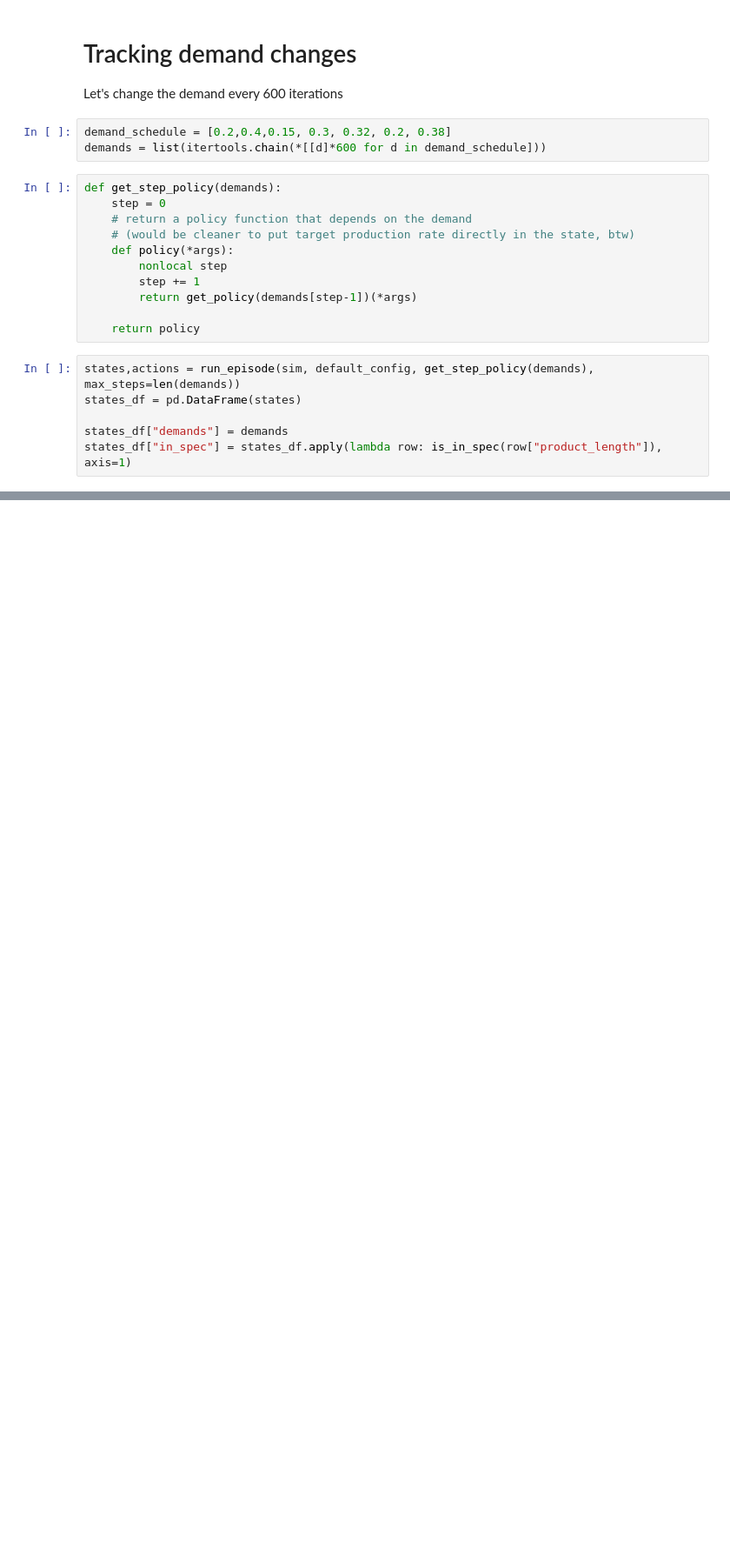
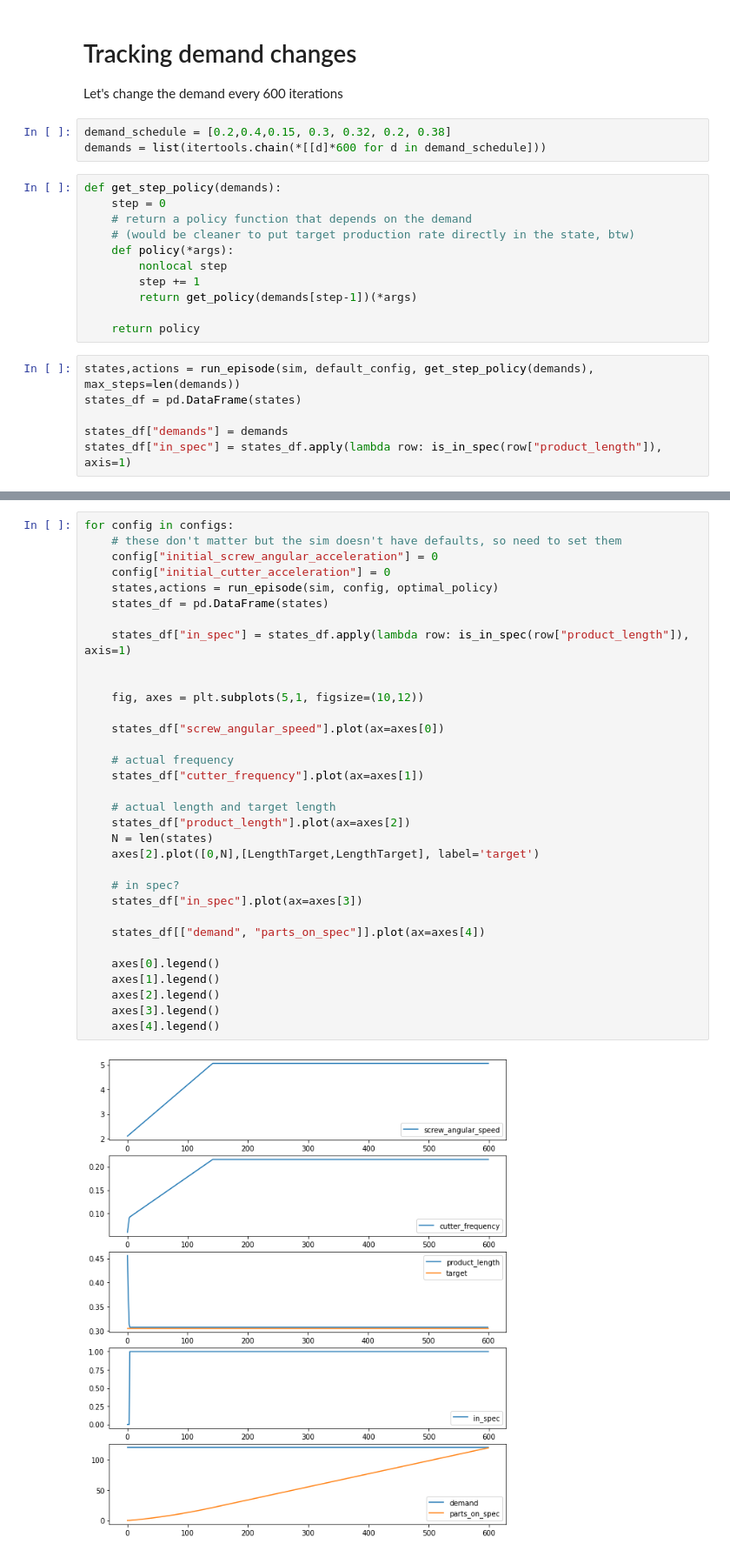
Before and after one commit to microsoft/bonsai-extruder, a Jupyter notebook: simulation/python/2022-09-16-Exploring-extruder-sim.ipynb, the cells around one changed output, grey strips where cells are left out. Shown at 87% size. Cells and saved outputs as stored; diff of their text form; blank space fills up the shorter version.

Commit message:
optimal policy given demand

```diff
--- a/simulation/python/2022-09-16-Exploring-extruder-sim.ipynb
+++ b/simulation/python/2022-09-16-Exploring-extruder-sim.ipynb
@@ -279,0 +409,35 @@ axes[3].legend()
+# %%
+for config in configs:
+    # these don't matter but the sim doesn't have defaults, so need to set them
+    config["initial_screw_angular_acceleration"] = 0
+    config["initial_cutter_acceleration"] = 0
+    states,actions = run_episode(sim, config, optimal_policy)
+    states_df = pd.DataFrame(states)
+
+    states_df["in_spec"] = states_df.apply(lambda row: is_in_spec(row["product_length"]), axis=1)
+
+
+    fig, axes = plt.subplots(5,1, figsize=(10,12))
+
+    states_df["screw_angular_speed"].plot(ax=axes[0])
+
+    # actual frequency
+    states_df["cutter_frequency"].plot(ax=axes[1])
+
+    # actual length and target length
+    states_df["product_length"].plot(ax=axes[2])
+    N = len(states)
+    axes[2].plot([0,N],[LengthTarget,LengthTarget], label='target')
+
+    # in spec?
+    states_df["in_spec"].plot(ax=axes[3])
+
+    states_df[["demand", "parts_on_spec"]].plot(ax=axes[4])
+
+    axes[0].legend()
+    axes[1].legend()
+    axes[2].legend()
+    axes[3].legend()
+    axes[4].legend()
+# %% [output]
+[figure, added]
```
Also changed, not shown: parts of 8 cells of this notebook.
